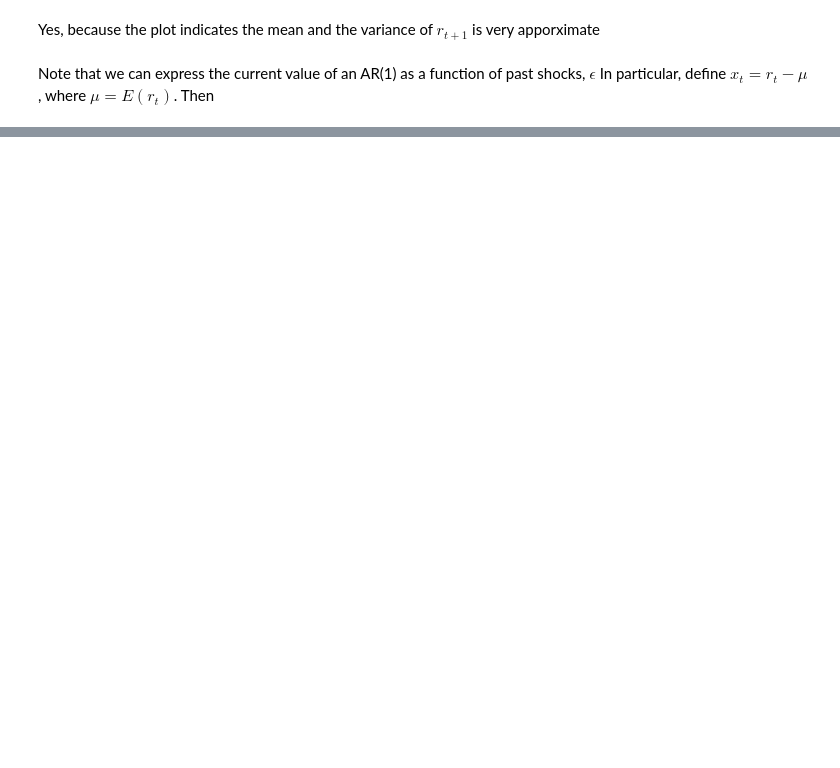
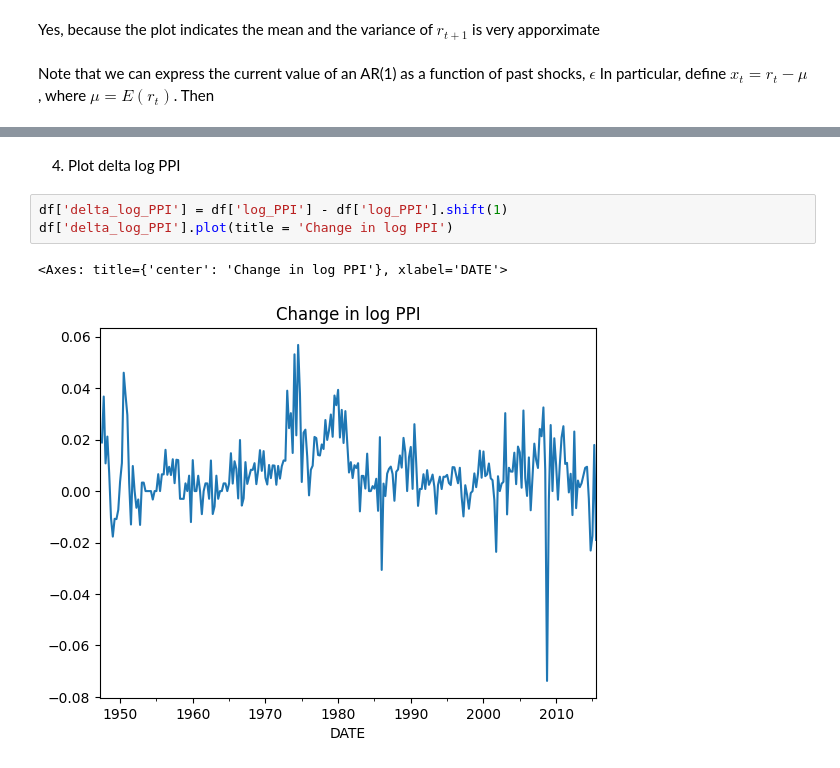
Before and after one commit to edgaradel/EmpiricalMethods, a Jupyter notebook: AR(1)_process.ipynb, the cells around one changed output, grey strips where cells are left out. Cells and saved outputs as stored; diff of their text form; blank space fills up the shorter version.

```diff
--- a/AR(1)_process.ipynb
+++ b/AR(1)_process.ipynb
@@ -53,0 +100,8 @@ In particular, define $x_t = r_t - \mu$, where $\mu = E(r_t)$. Then <br>
+# %% [markdown]
+4) Plot delta log PPI
+# %%
+df['delta_log_PPI'] = df['log_PPI'] - df['log_PPI'].shift(1)
+df['delta_log_PPI'].plot(title = 'Change in log PPI')
+# %% [output]
+<Axes: title={'center': 'Change in log PPI'}, xlabel='DATE'>
+[figure, added]
```
Also changed, not shown: parts of 10 cells of this notebook, 1 other file.
